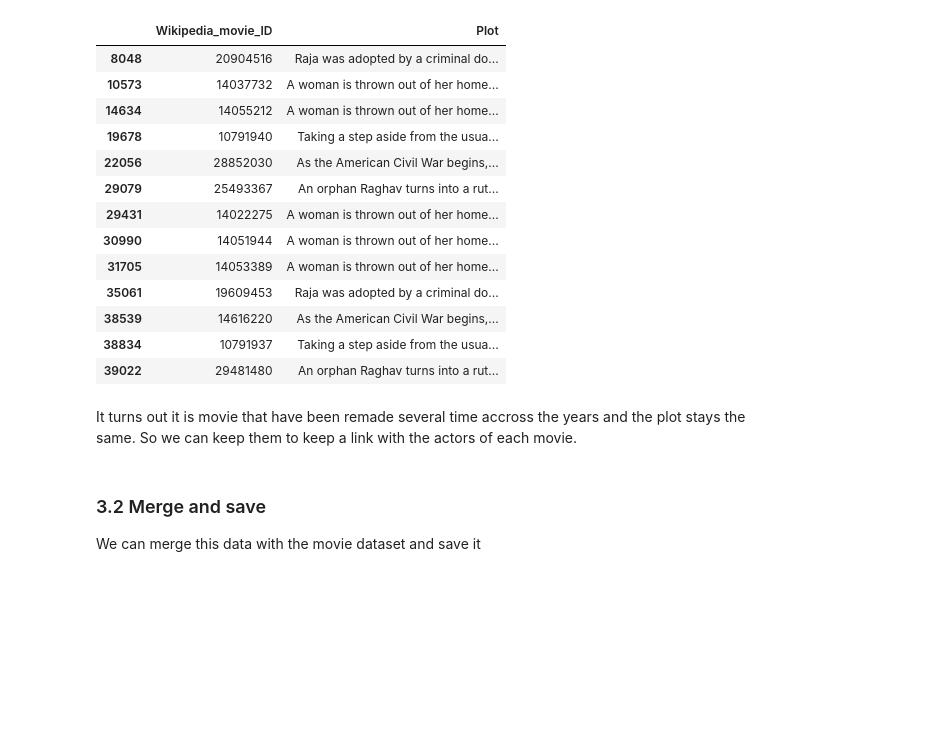
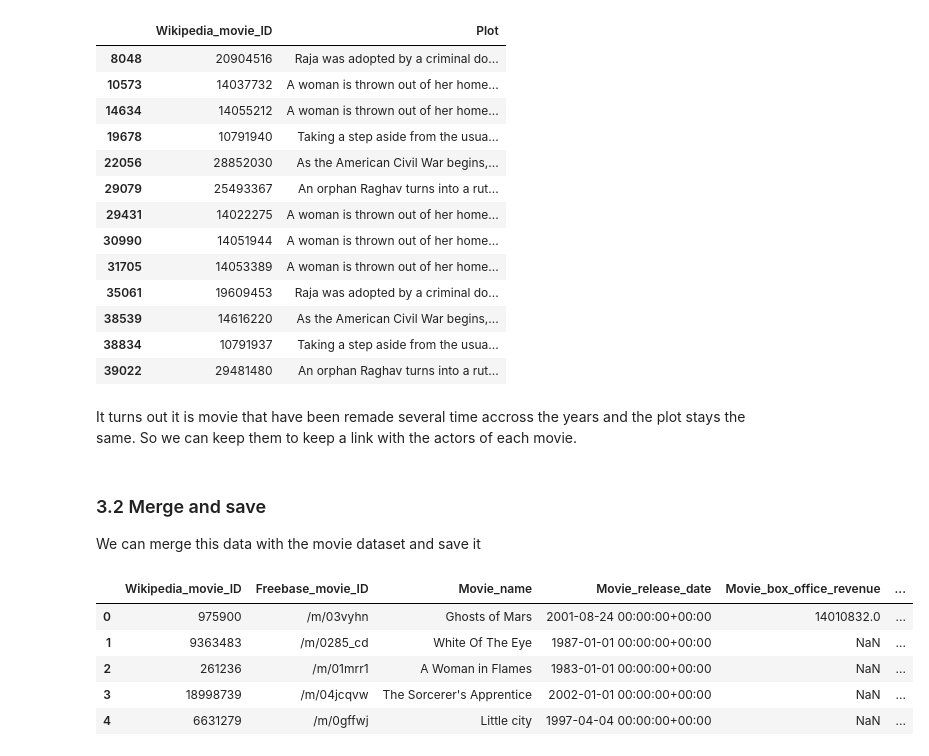
Before and after one commit to epfl-ada/ada-2024-project-adanonymous, a Jupyter notebook: src/utils/preprocessing.ipynb, the cells around one changed output. Saved outputs shown, nothing was run; the diff lists cells and outputs as text; code cells hidden in the pictures; blank space fills up the shorter version.

```diff
--- a/src/utils/preprocessing.ipynb
+++ b/src/utils/preprocessing.ipynb
@@ -682,5 +682,13 @@ It turns out it is movie that have been remade several time accross the years an
 
 We can merge this data with the movie dataset and save it
 # %%
-movies = pd.merge(left=movies, right=summaries, on='Wikipedia_movie_ID')
+movies_and_plot = pd.merge(left=movies, right=summaries, on='Wikipedia_movie_ID')
+movies_and_plot.head()
+# %% [output]
+|  | Wikipedia_movie_ID | Freebase_movie_ID | Movie_name | Movie_release_date | Movie_box_office_revenue | ... |
+| 0 | 975900 | /m/03vyhn | Ghosts of Mars | 2001-08-24 00:00:00+00:00 | 14010832.0 | ... |
+| 1 | 9363483 | /m/0285_cd | White Of The Eye | 1987-01-01 00:00:00+00:00 | NaN | ... |
+| 2 | 261236 | /m/01mrr1 | A Woman in Flames | 1983-01-01 00:00:00+00:00 | NaN | ... |
+| 3 | 18998739 | /m/04jcqvw | The Sorcerer's Apprentice | 2002-01-01 00:00:00+00:00 | NaN | ... |
+| 4 | 6631279 | /m/0gffwj | Little city | 1997-04-04 00:00:00+00:00 | NaN | ... |
 # %%
```
Also changed, not shown: parts of 1 cell of this notebook.
